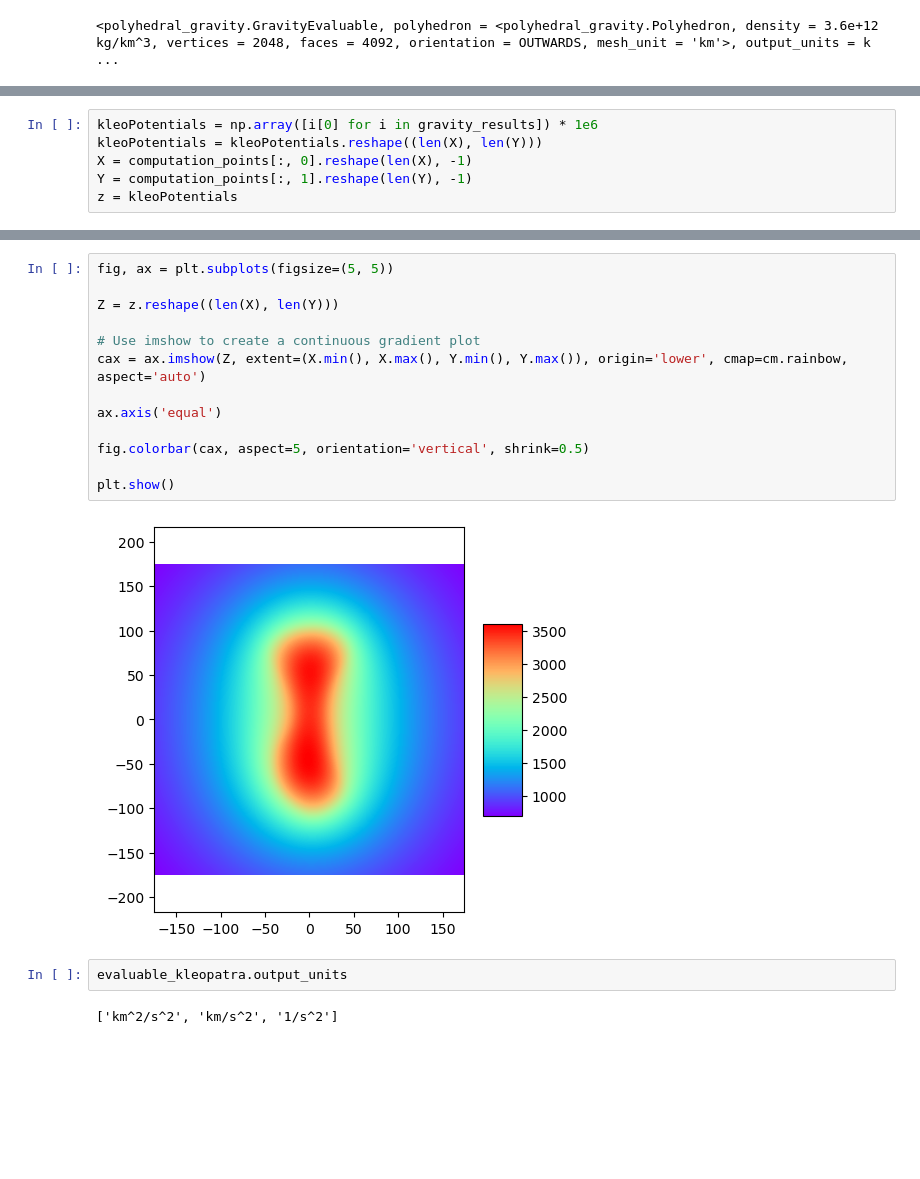
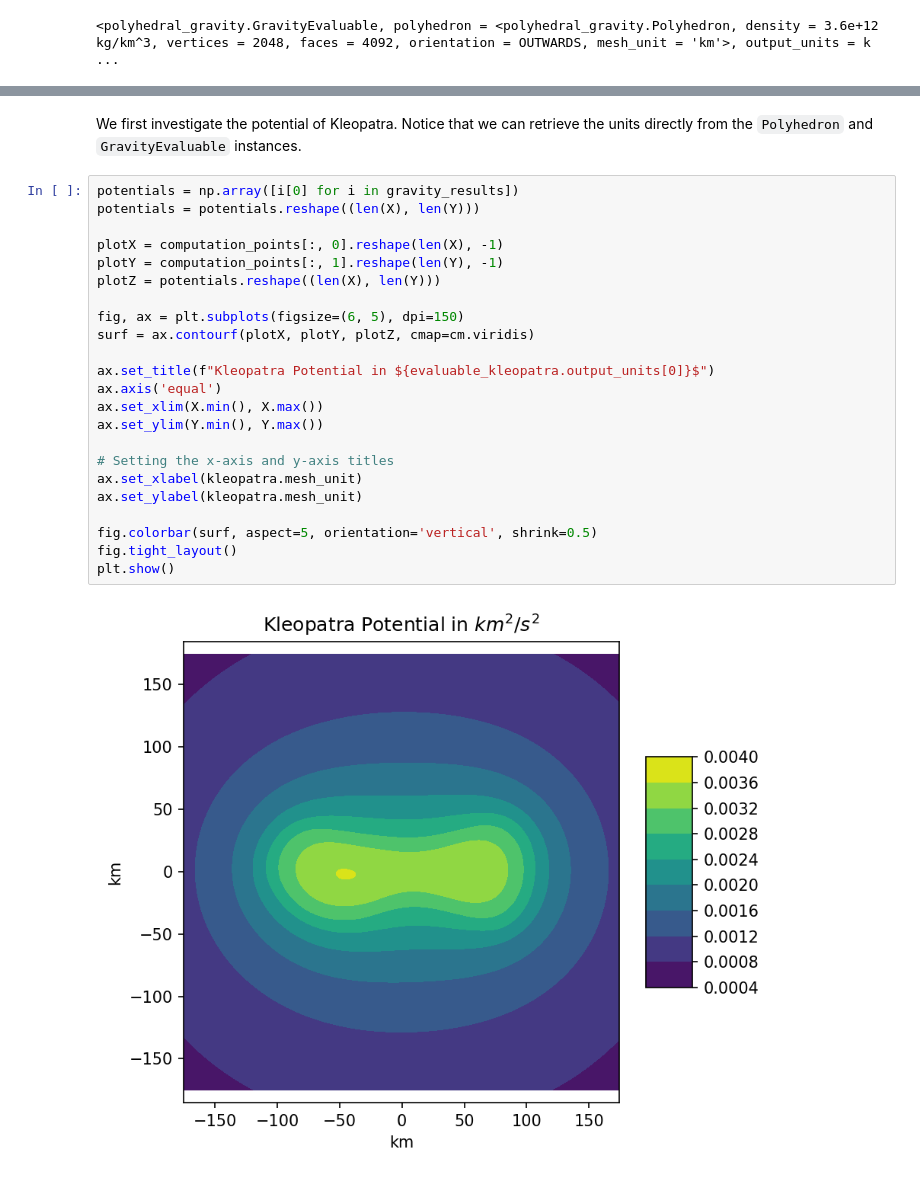
Before and after one commit to esa/polyhedral-gravity-model, a Jupyter notebook: script/Kleopatra.ipynb, the cells around one changed output, grey strips where cells are left out. Drawn from its saved outputs; the diff is of its cells as text; blank space fills up the shorter version.

```diff
--- a/script/Kleopatra.ipynb
+++ b/script/Kleopatra.ipynb
@@ -62,9 +66,3 @@ computation_points = np.array(np.meshgrid(X, Y, [0])).T.reshape(-1, 3)
 gravity_results = evaluable_kleopatra(
     computation_points=computation_points,
 )
-# %%
-kleoPotentials = np.array([i[0] for i in gravity_results]) * 1e6
-kleoPotentials = kleoPotentials.reshape((len(X), len(Y)))
-X = computation_points[:, 0].reshape(len(X), -1)
-Y = computation_points[:, 1].reshape(len(Y), -1)
-z = kleoPotentials
@@ -85,19 +69,27 @@ fig.colorbar(surf, aspect=5, orientation='vertical', shrink=0.5)
-# %%
-fig, ax = plt.subplots(figsize=(5, 5))
-
-Z = z.reshape((len(X), len(Y)))
-
-# Use imshow to create a continuous gradient plot
-cax = ax.imshow(Z, extent=(X.min(), X.max(), Y.min(), Y.max()), origin='lower', cmap=cm.rainbow, aspect='auto')
-
-ax.axis('equal')
-
-fig.colorbar(cax, aspect=5, orientation='vertical', shrink=0.5)
-
-plt.show()
-# %% [output]
-[figure, removed]
-# %%
-evaluable_kleopatra.output_units
-# %% [output]
-['km^2/s^2', 'km/s^2', '1/s^2']
+# %% [markdown]
+We first investigate the potential of Kleopatra. Notice that we can retrieve the units directly from the `Polyhedron` and `GravityEvaluable` instances.
+# %%
+potentials = np.array([i[0] for i in gravity_results])
+potentials = potentials.reshape((len(X), len(Y)))
+
+plotX = computation_points[:, 0].reshape(len(X), -1)
+plotY = computation_points[:, 1].reshape(len(Y), -1)
+plotZ = potentials.reshape((len(X), len(Y)))
+
+fig, ax = plt.subplots(figsize=(6, 5), dpi=150)
+surf = ax.contourf(plotX, plotY, plotZ, cmap=cm.viridis)
+
+ax.set_title(f"Kleopatra Potential in ${evaluable_kleopatra.output_units[0]}$")
+ax.axis('equal')
+ax.set_xlim(X.min(), X.max())
+ax.set_ylim(Y.min(), Y.max())
+
+# Setting the x-axis and y-axis titles
+ax.set_xlabel(kleopatra.mesh_unit)
+ax.set_ylabel(kleopatra.mesh_unit)
+
+fig.colorbar(surf, aspect=5, orientation='vertical', shrink=0.5)
+fig.tight_layout()
+plt.show()
+# %% [output]
+[figure, added]
```
Also changed, not shown: parts of 8 cells of this notebook, 1 other file.
